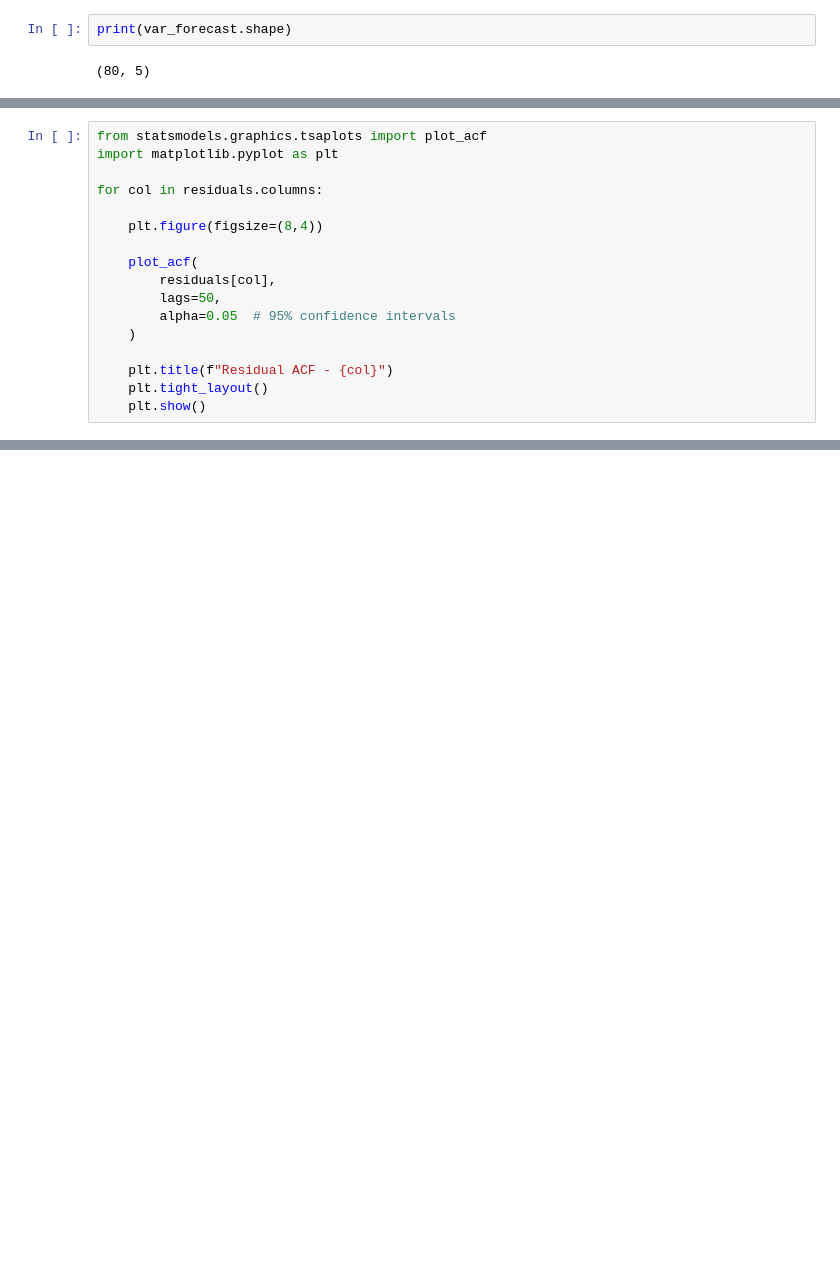
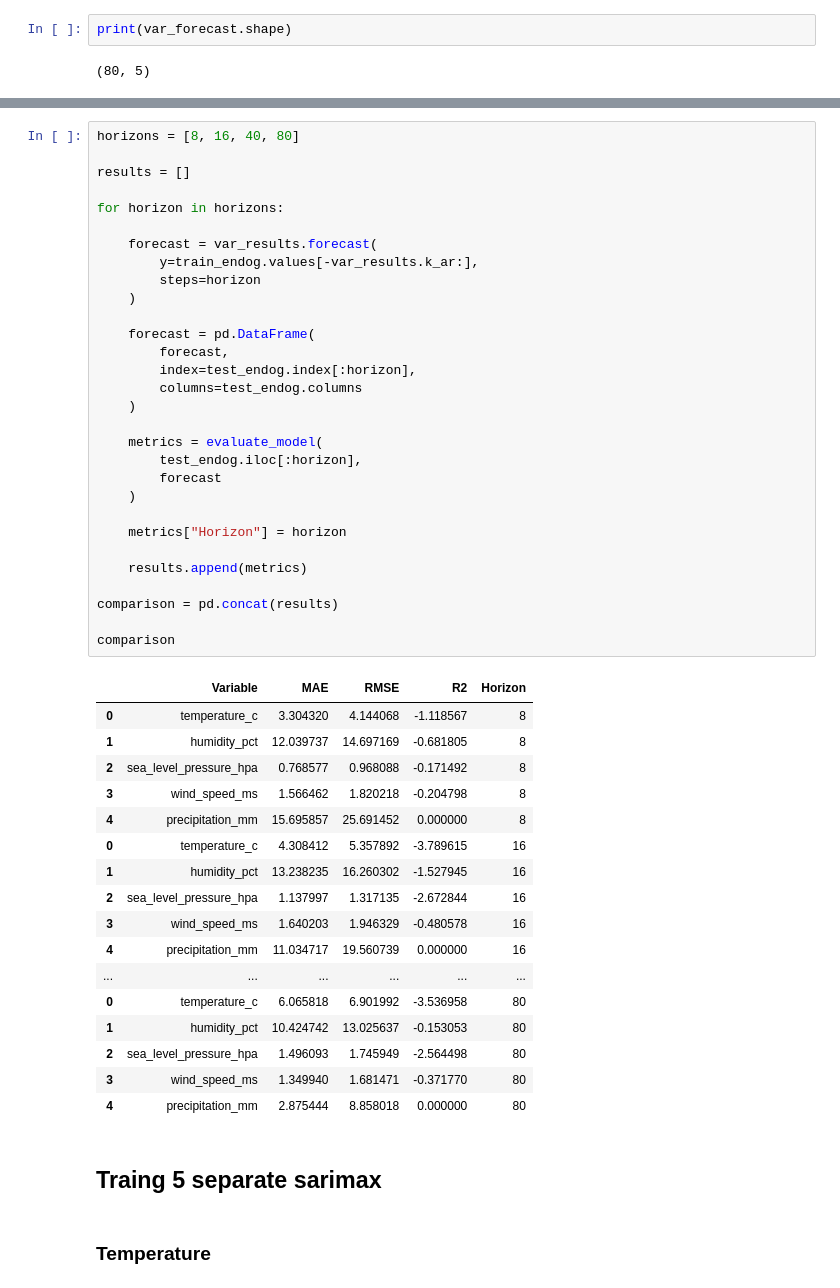
Before and after one commit to noura-z/hybrid-climate-forecasting, a Jupyter notebook: notebooks/03_varmax_baseline.ipynb, the cells around one changed output, grey strips where cells are left out. Drawn from its saved outputs; the diff is of its cells as text; blank space fills up the shorter version.

```diff
--- a/notebooks/03_varmax_baseline.ipynb
+++ b/notebooks/03_varmax_baseline.ipynb
@@ -207,17 +123,0 @@ residuals.shape
-# %%
-from statsmodels.graphics.tsaplots import plot_acf
-import matplotlib.pyplot as plt
-
-for col in residuals.columns:
-
-    plt.figure(figsize=(8,4))
-
-    plot_acf(
-        residuals[col],
-        lags=50,
-        alpha=0.05  # 95% confidence intervals
-    )
-
-    plt.title(f"Residual ACF - {col}")
-    plt.tight_layout()
-    plt.show()
@@ -234,0 +241,52 @@ for col in residuals.columns:
+# %%
+horizons = [8, 16, 40, 80]
+
+results = []
+
+for horizon in horizons:
+
+    forecast = var_results.forecast(
+        y=train_endog.values[-var_results.k_ar:],
+        steps=horizon
+    )
+
+    forecast = pd.DataFrame(
+        forecast,
+        index=test_endog.index[:horizon],
+        columns=test_endog.columns
+    )
+
+    metrics = evaluate_model(
+        test_endog.iloc[:horizon],
+        forecast
+    )
+
+    metrics["Horizon"] = horizon
+
+    results.append(metrics)
+
+comparison = pd.concat(results)
+
+comparison
+# %% [output]
+|  | Variable | MAE | RMSE | R2 | Horizon |
+| 0 | temperature_c | 3.304320 | 4.144068 | -1.118567 | 8 |
+| 1 | humidity_pct | 12.039737 | 14.697169 | -0.681805 | 8 |
+| 2 | sea_level_pressure_hpa | 0.768577 | 0.968088 | -0.171492 | 8 |
+| 3 | wind_speed_ms | 1.566462 | 1.820218 | -0.204798 | 8 |
+| 4 | precipitation_mm | 15.695857 | 25.691452 | 0.000000 | 8 |
+| 0 | temperature_c | 4.308412 | 5.357892 | -3.789615 | 16 |
+| 1 | humidity_pct | 13.238235 | 16.260302 | -1.527945 | 16 |
+| 2 | sea_level_pressure_hpa | 1.137997 | 1.317135 | -2.672844 | 16 |
+| 3 | wind_speed_ms | 1.640203 | 1.946329 | -0.480578 | 16 |
+| 4 | precipitation_mm | 11.034717 | 19.560739 | 0.000000 | 16 |
+| ... | ... | ... | ... | ... | ... |
+| 0 | temperature_c | 6.065818 | 6.901992 | -3.536958 | 80 |
+| 1 | humidity_pct | 10.424742 | 13.025637 | -0.153053 | 80 |
+| 2 | sea_level_pressure_hpa | 1.496093 | 1.745949 | -2.564498 | 80 |
+| 3 | wind_speed_ms | 1.349940 | 1.681471 | -0.371770 | 80 |
+| 4 | precipitation_mm | 2.875444 | 8.858018 | 0.000000 | 80 |
+# %% [markdown]
+## Traing 5 separate sarimax
+# %% [markdown]
+### Temperature
```
Also changed, not shown: parts of 41 cells of this notebook.
